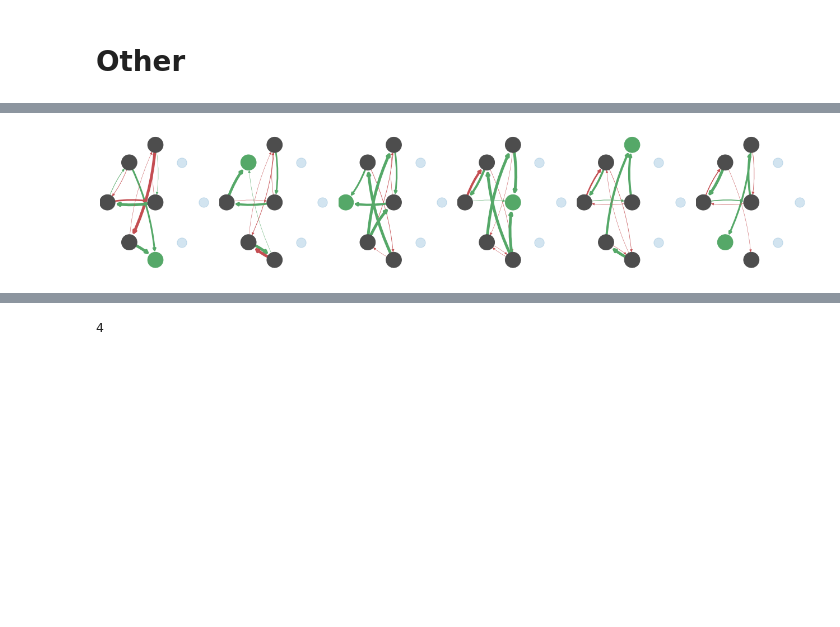
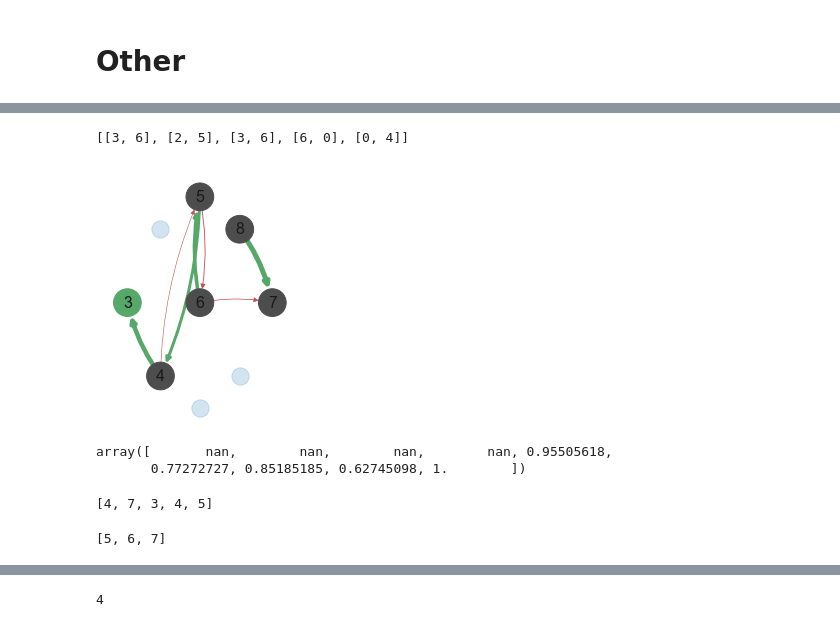
Before and after one commit to yves-weissenberger/line_loop, a Jupyter notebook: project_notebooks/line_loop/analyse_line_loop_NAVI_newdat.ipynb, the cells around one changed output, grey strips where cells are left out. Drawn from its saved outputs; the diff is of its cells as text; code cells hidden in the pictures; blank space fills up the shorter version.

```diff
--- a/project_notebooks/line_loop/analyse_line_loop_NAVI_newdat.ipynb
+++ b/project_notebooks/line_loop/analyse_line_loop_NAVI_newdat.ipynb
@@ -128,9 +130,10 @@ def get_performance(dat_dict,map_poke_to_state,rew_indices,lines,minNrew=5):
 #print(day_df['filepath'].values[ix])
 #f = open("/Users/yves/Documents/behavior_data/line_loop_cohort_1/line_loop_batch_4_RUNNAVI/'456675_3'-2020-12-09-094620.txt",'r')
 #f = open("/Volumes/hpc_dat/pycontrol/data/line_loop_batch_4_RUNNAVI/'456675_3'-2021-02-12-121633.txt",'r')
-#f = open("/Users/yves/Documents/beh_dat_new_room/line_loop_batch_3NAVI/",'r')
+f = open("/Users/yves/Documents/beh_dat_new_room/line_loop_batch_3NAVI/'460175_10'-2021-03-01-110337.txt",'r')
 #f = open("C:/Users/yweissenberger/Documents/pycontrol_newest_10_02_21/data/line_loop_batch_3NAVI/'456675_10'-2021-03-04-105905.txt",'r')
-f =open("C:/Users/yweissenberger/Documents/pycontrol_newest_10_02_21/data/line_loop_batch_3NAVI_toLOOP/'460175_10'-2021-03-04-154221.txt",'r')
+##f =open("C:/Users/yweissenberger/Documents/pycontrol_newest_10_02_21/data/line_loop_batch_3NAVI_toLOOP/",'r')
+#f = open("/Users/yves/Documents/beh_dat_new_room/line_loop_batch_3NAVI_toLOOP/'460175_10'-2021-03-04-154221.txt")
 lines =f.readlines()
 experiment_name, task_name, subject_id, task_nr, graph,lineloop,date,test,_ = mpk.load.get_metadata(lines)
 dat_dict,events,event_times,nRews,_ = mpk.load.parse_data(lines,experiment_name)
@@ -160,0 +160,5 @@ print(task_nr)
+# %%
+perf,perf_ctr = get_performance(dat_dict,map_poke_to_state,rew_indices,lines,minNrew=0)
+fc = perf/perf_ctr
+#fc[np.isnan(fc)] = 1
+print(np.nanmean(fc))
@@ -173,5 +215,0 @@ array([[ 0.,  0.,  0.,  0.,  0.,  0.,  0.,  0.,  0.],
-# %%
-perf,perf_ctr = get_performance(dat_dict,map_poke_to_state,rew_indices,lines,minNrew=13)
-fc = perf/perf_ctr
-#fc[np.isnan(fc)] = 1
-print(np.nanmean(fc))
@@ -331,8 +365,8 @@ array([1, 2, 3, 4, 5, 6], dtype=int64)
 # %%
 #rew_indices = [0,1,4,5]
 # %%
-st = np.min(np.where(np.nansum(perf,axis=1))[0]) - 1
-nd = np.max((np.where(np.nansum(perf,axis=1))[0])) + 1
+st = used_states[0]-1#np.min(np.where(np.nansum(perf,axis=1))[0]) - 1
+nd = used_states[1]+1#np.max((np.where(np.nansum(perf,axis=1))[0])) + 1
 
 
 #these are the pokes used for reward in this session
@@ -345,7 +383,11 @@ nd
+# %%
+good_edges
+# %% [output]
+[[3, 6], [2, 5], [3, 6], [6, 0], [0, 4]]
 # %%
 plt.figure(figsize=(18,4))
 ctr = 1
-for ix in used_rew_cols:
+for ix in used_rew_cols[:1]:
     plt.subplot(1,len(used_rew_cols),ctr)
 
     c_rew_index = ix  #this is correct, used_rews here are in terms of states
@@ -368,19 +410,19 @@ for ix in used_rew_cols:
             d1 = np.abs(c_rew_index-(su))  #distances of state above to reward
             d2 = np.abs(c_rew_index-(sd))  #distance of state below to reward
 
+            min_ = np.argmin([d1,d2])
+            max_ = np.argmax([d1,d2])
+
+            mn_ = [su,sd][min_]; mx_ = [su,sd][max_]
+
             if d1==d2:
                 if mn_ in used_states:
-                    good_edges.append([map_state_to_poke(s),map_state_to_poke(mn_)])
+                    same_edges.append([map_state_to_poke(s),map_state_to_poke(mn_)])
 
                 if mx_ in used_states:
-                    bad_edges.append([map_state_to_poke(s),map_state_to_poke(mx_)])
-
+                    same_edges.append([map_state_to_poke(s),map_state_to_poke(mx_)])
             else:
 
-                min_ = np.argmin([d1,d2])
-                max_ = np.argmax([d1,d2])
-
-                mn_ = [su,sd][min_]; mx_ = [su,sd][max_]
                 if mn_ in used_states:
                     good_edges.append([map_state_to_poke(s),map_state_to_poke(mn_)])
 
@@ -394,34 +436,53 @@ for ix in used_rew_cols:
     G0.add_nodes_from(range(9),pos=np.array([1,-1])*poke_pos)
     nx.draw(G0,pos=pos,alpha=.2)
     G = nx.DiGraph()
     G.add_nodes_from(sorted(used_pokes))
     weights = []
 
     rew_col = fc[:,ix]
 
     for e in good_edges:
         G.add_edge(e[0],e[1],weight=rew_col[map_poke_to_state(e[0])],color='g')
-
     for e in bad_edges:
         G.add_edge(e[0],e[1],weight=1-rew_col[map_poke_to_state(e[0])],color='r')
+    for e in same_edges:
+        print(ctr,map_poke_to_state(e[0]),map_poke_to_state(e[1]))
+        G.add_edge(e[0],e[1],weight=rew_col[map_poke_to_state(e[0])],color='.3')
 
     weights = nx.get_edge_attributes(G,'weight')
     colors = nx.get_edge_attributes(G,'color')
     node_colors = ['.3' for _ in range(len(used_states))]
 
     node_colors[list(G.nodes).index(map_state_to_poke(c_rew_index))] = 'g'
     #node_colors[0] = 'g'
     nx.draw(G,
         pos=pos,
             width=(10**(np.array(list(weights.values()))))/2,
             edge_color=np.array(list(colors.values())),
             connectionstyle="arc3,rad=-0.1",
             node_color=node_colors,
-            node_size=768)
+            node_size=768,)
+
+    labels = {i:j for i,j in zip(sorted(used_pokes),[map_poke_to_state(i) for i in sorted(used_pokes)])}
+    nx.draw_networkx_labels(G, pos, labels, font_size=16)
+    #print([map_poke_to_state(i) for j in same_edges for i in j])
     #print(G.node)
     ctr += 1
 plt.tight_layout()
-#plt.savefig("/Users/yves/Desktop/tpf/navi_decisions.svg")
+#plt.savefig("/Users/yves/Debsktop/tpf/navi_decisions.svg")
 #plt.savefig("/Users/yves/Desktop/tpf/navi_decisions.png",dpi=300)
 # %% [output]
-[figure, old version]
+[figure, new version]
+# %%
+rew_col
+# %% [output]
+array([       nan,        nan,        nan,        nan, 0.95505618,
+       0.77272727, 0.85185185, 0.62745098, 1.        ])
+# %%
+[map_poke_to_state(i[1]) for i in good_edges]
+# %% [output]
+[4, 7, 3, 4, 5]
+# %%
+[map_poke_to_state(i[1]) for i in bad_edges]
+# %% [output]
+[5, 6, 7]
```
Also changed, not shown: parts of 23 cells of this notebook, 2 other files.
